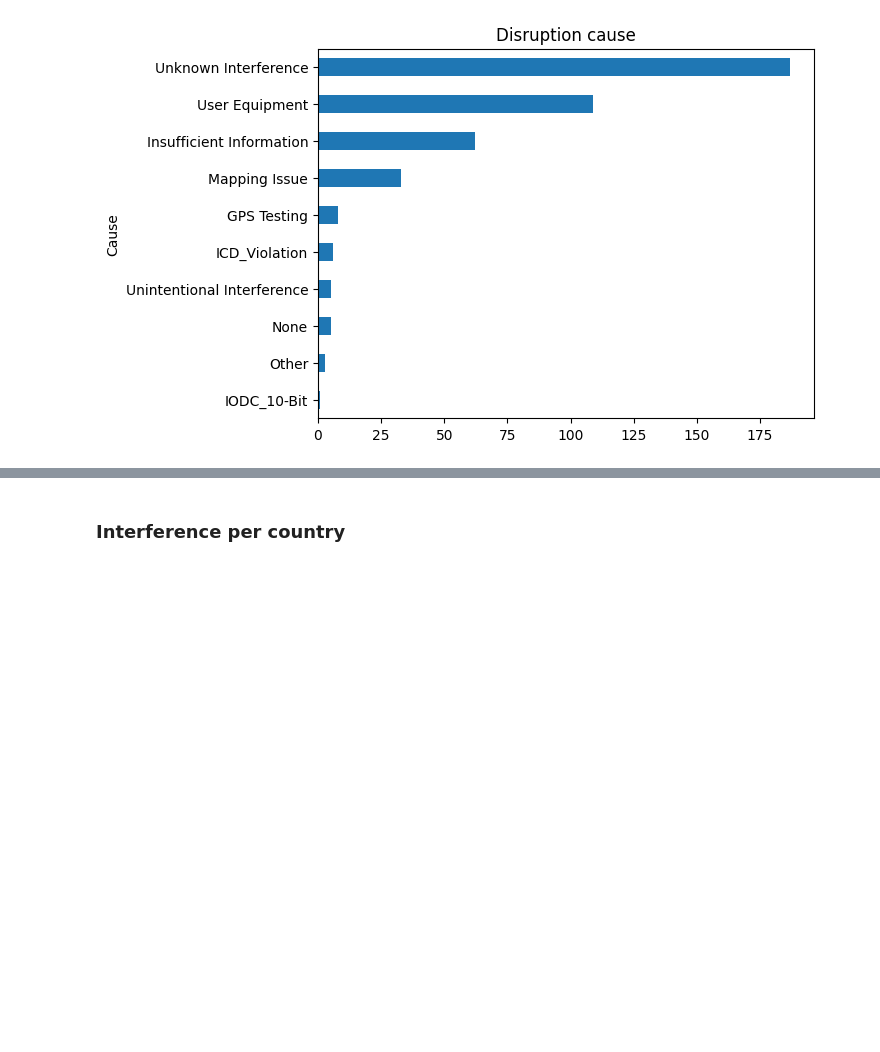
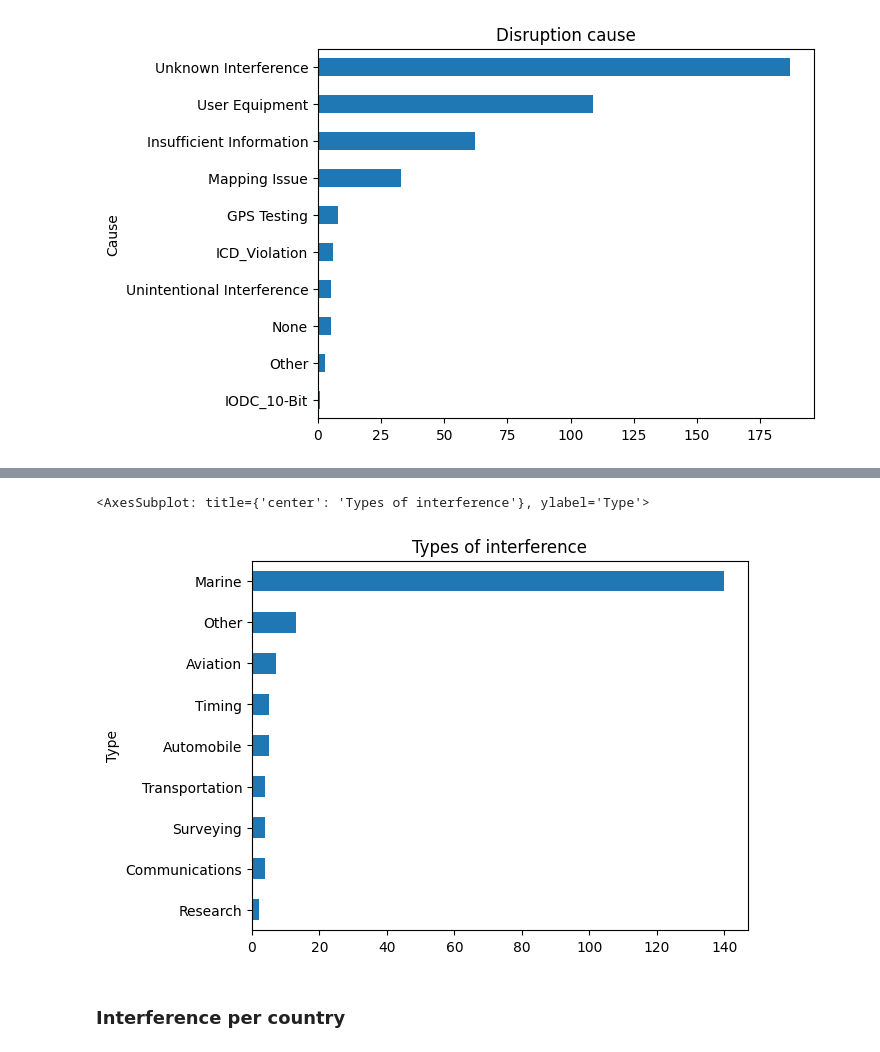
Before and after one commit to stelios-c/GPS_analysis, a Jupyter notebook: GPS_interference_analysis.ipynb, the cells around one changed output, grey strips where cells are left out. Cells and saved outputs as stored; diff of their text form; code cells hidden in the pictures; blank space fills up the shorter version.

Commit message:
checked types, maritime dominates

```diff
--- a/GPS_interference_analysis.ipynb
+++ b/GPS_interference_analysis.ipynb
@@ -86,6 +86,12 @@ GPS_disruption_data[GPS_disruption_data['Cause']=='GPS Testing']
 | 401 | 04/02/2017 1007 PST | Channel Islands, CA | Marine | User: Several systems, across all... | GPS Testing | 05/20/2019 | User: Several systems, across all... | : The GPS Operations Center revie... | ... |
 | 410 | 02/06/2017 0000 CET | Oberpfaffenhofen, Germany | NaN | User: The reason I am contacting ... | GPS Testing | 05/20/2019 | User: The reason I am contacting ... | : The GPS Operation Center (GPSOC... | ... |
 | 411 | 01/26/2017 18:00 GMT | United Kingdom | Timing | User: This has been happening ove... | GPS Testing | 05/20/2019 | User: This has been happening ove... | : 5 January 2017 the Civil GPS Se... | ... |
+# %%
+GPS_interference.groupby('Type').count()['Disruption Date/Time'].sort_values()\
+.plot(kind='barh',title='Types of interference')
+# %% [output]
+<AxesSubplot: title={'center': 'Types of interference'}, ylabel='Type'>
+[figure, added]
 # %% [markdown]
 ### Interference per country
 # %%
```
